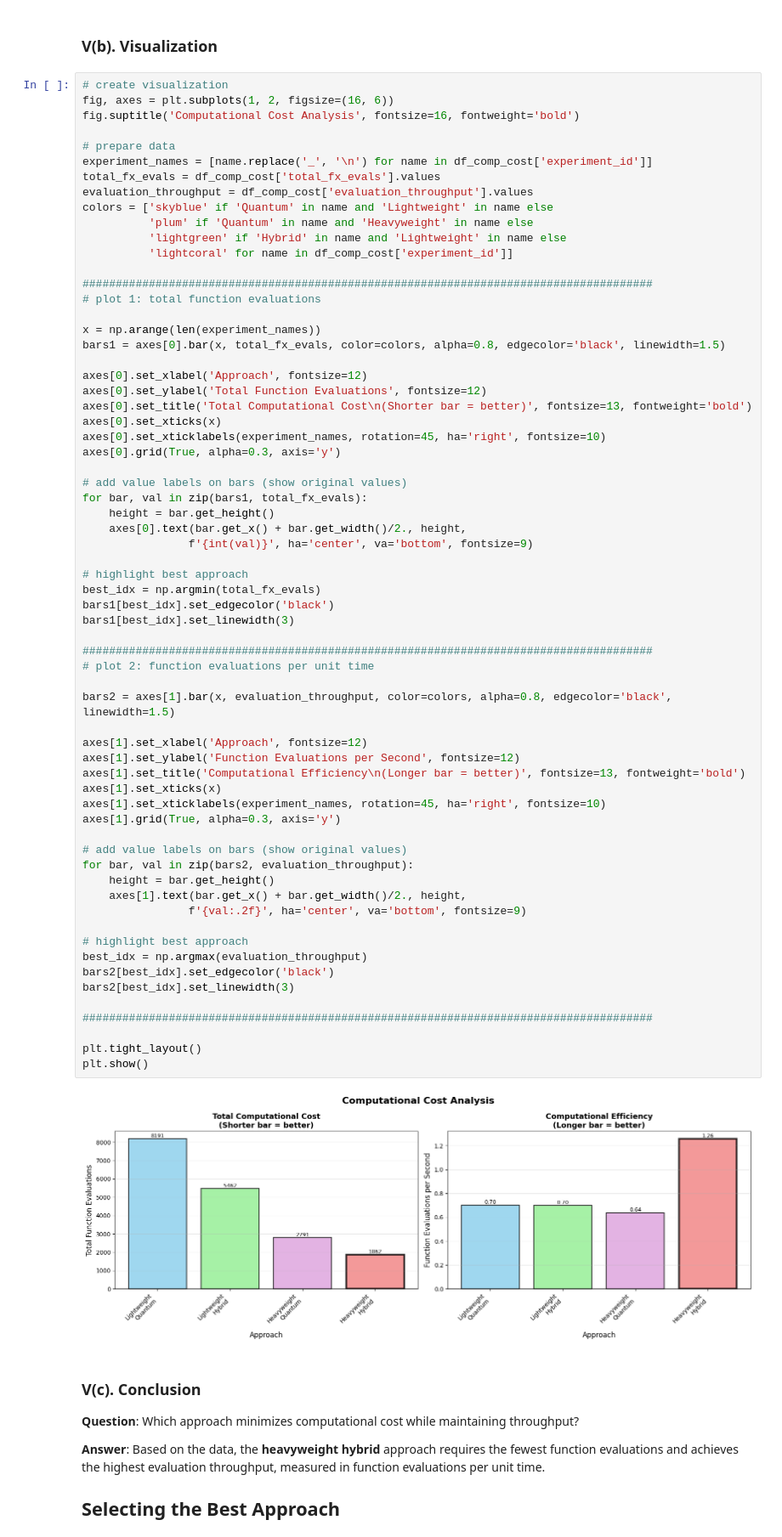
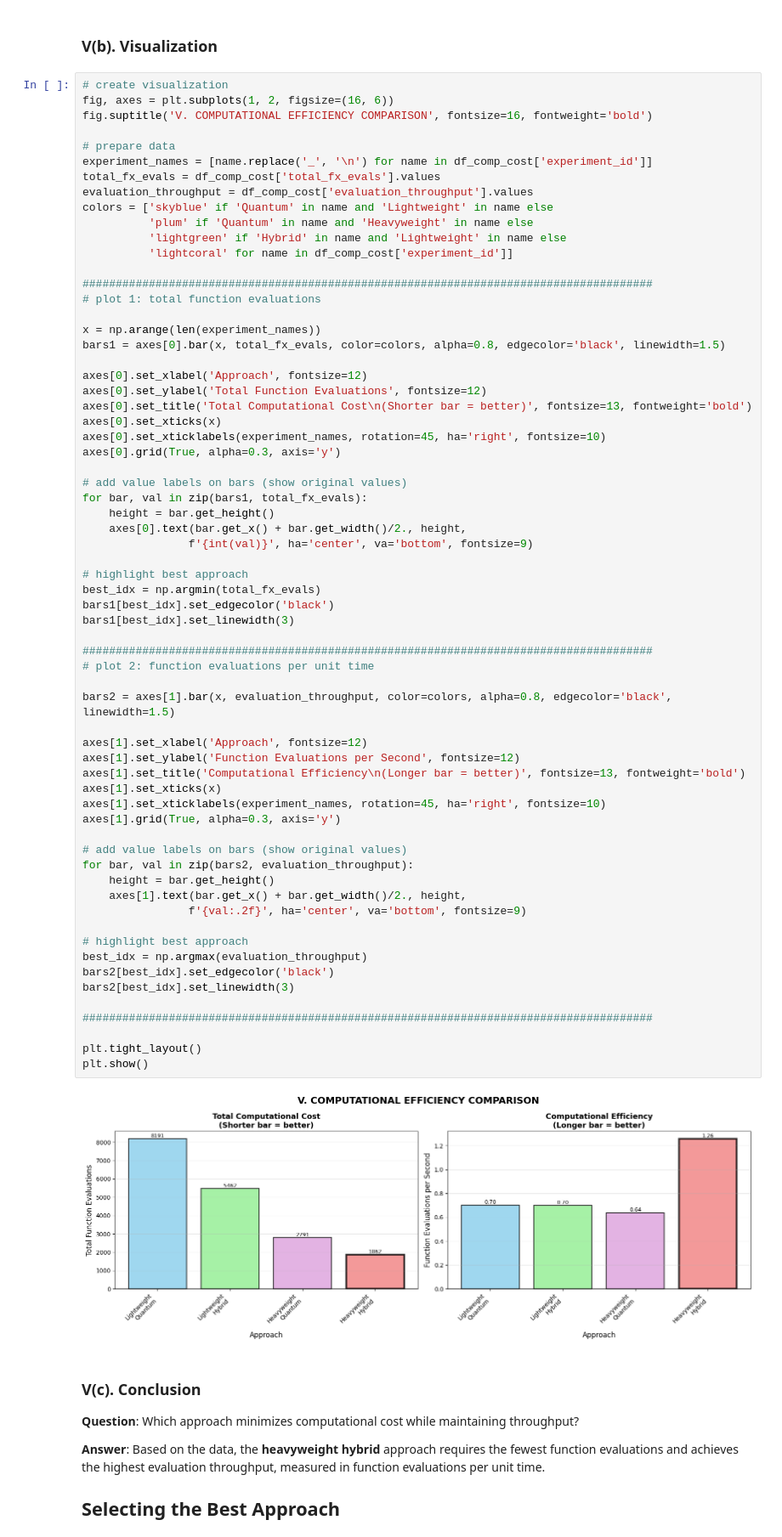
Before and after one commit to lawun330/quantum-portfolio-optimization-remake, a Jupyter notebook: project/approach_analysis.ipynb, the cells around one changed output. Shown: that part at 85% size. Saved outputs shown, nothing was run; the diff lists cells and outputs as text.

```diff
--- a/project/approach_analysis.ipynb
+++ b/project/approach_analysis.ipynb
@@ -1563,7 +1563,7 @@ df_comp_cost
 # %%
 # create visualization
 fig, axes = plt.subplots(1, 2, figsize=(16, 6))
-fig.suptitle('Computational Cost Analysis', fontsize=16, fontweight='bold')
+fig.suptitle('V. COMPUTATIONAL EFFICIENCY COMPARISON', fontsize=16, fontweight='bold')
 
 # prepare data
 experiment_names = [name.replace('_', '\n') for name in df_comp_cost['experiment_id']]
@@ -1599,34 +1599,34 @@ bars1[best_idx].set_edgecolor('black')
 bars1[best_idx].set_linewidth(3)
 
 ######################################################################################
 # plot 2: function evaluations per unit time
 
 bars2 = axes[1].bar(x, evaluation_throughput, color=colors, alpha=0.8, edgecolor='black', linewidth=1.5)
 
 axes[1].set_xlabel('Approach', fontsize=12)
 axes[1].set_ylabel('Function Evaluations per Second', fontsize=12)
 axes[1].set_title('Computational Efficiency\n(Longer bar = better)', fontsize=13, fontweight='bold')
 axes[1].set_xticks(x)
 axes[1].set_xticklabels(experiment_names, rotation=45, ha='right', fontsize=10)
 axes[1].grid(True, alpha=0.3, axis='y')
 
 # add value labels on bars (show original values)
 for bar, val in zip(bars2, evaluation_throughput):
     height = bar.get_height()
     axes[1].text(bar.get_x() + bar.get_width()/2., height,
                 f'{val:.2f}', ha='center', va='bottom', fontsize=9)
 
 # highlight best approach
 best_idx = np.argmax(evaluation_throughput)
 bars2[best_idx].set_edgecolor('black')
 bars2[best_idx].set_linewidth(3)
 
 ######################################################################################
 
 plt.tight_layout()
 plt.show()
 # %% [output]
-[figure, old version]
+[figure, new version]
 # %% [markdown]
 ### V(c). Conclusion
 
```
Also changed, not shown: parts of 6 cells of this notebook.
